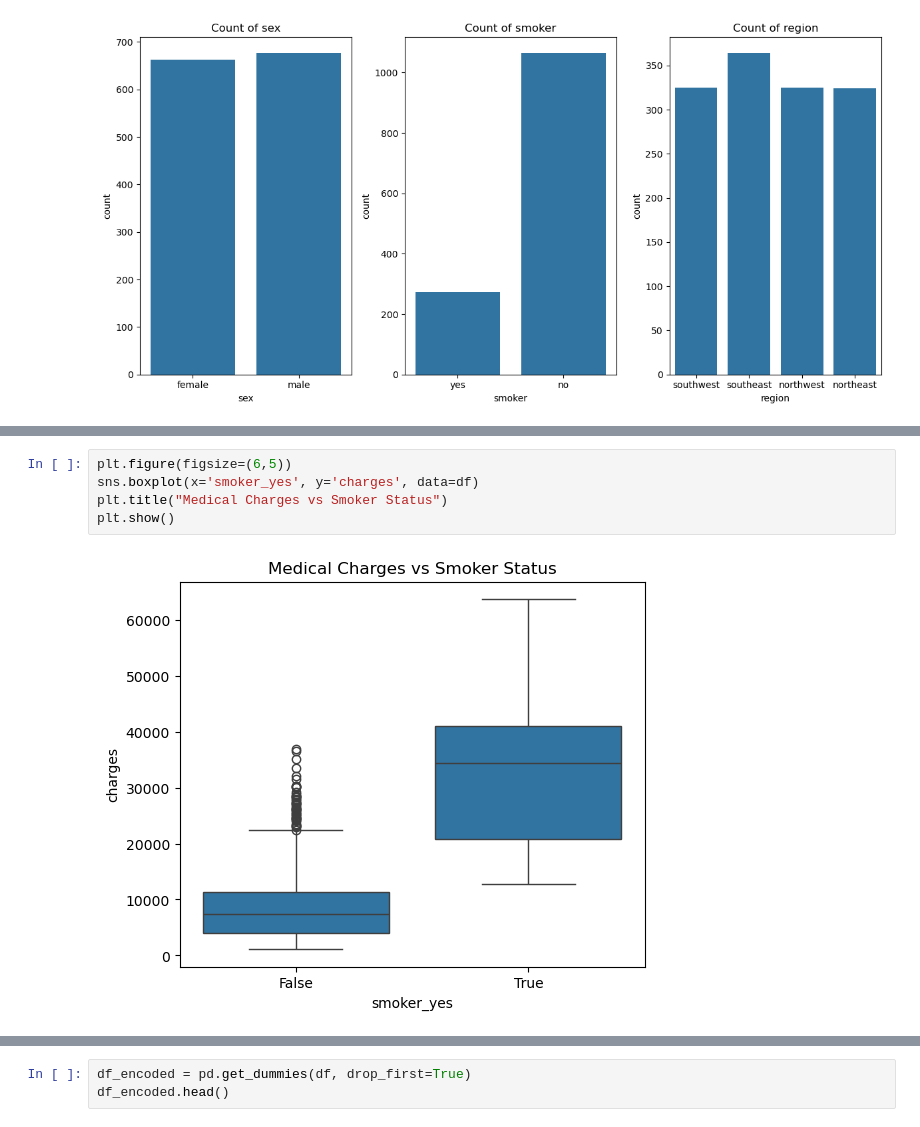
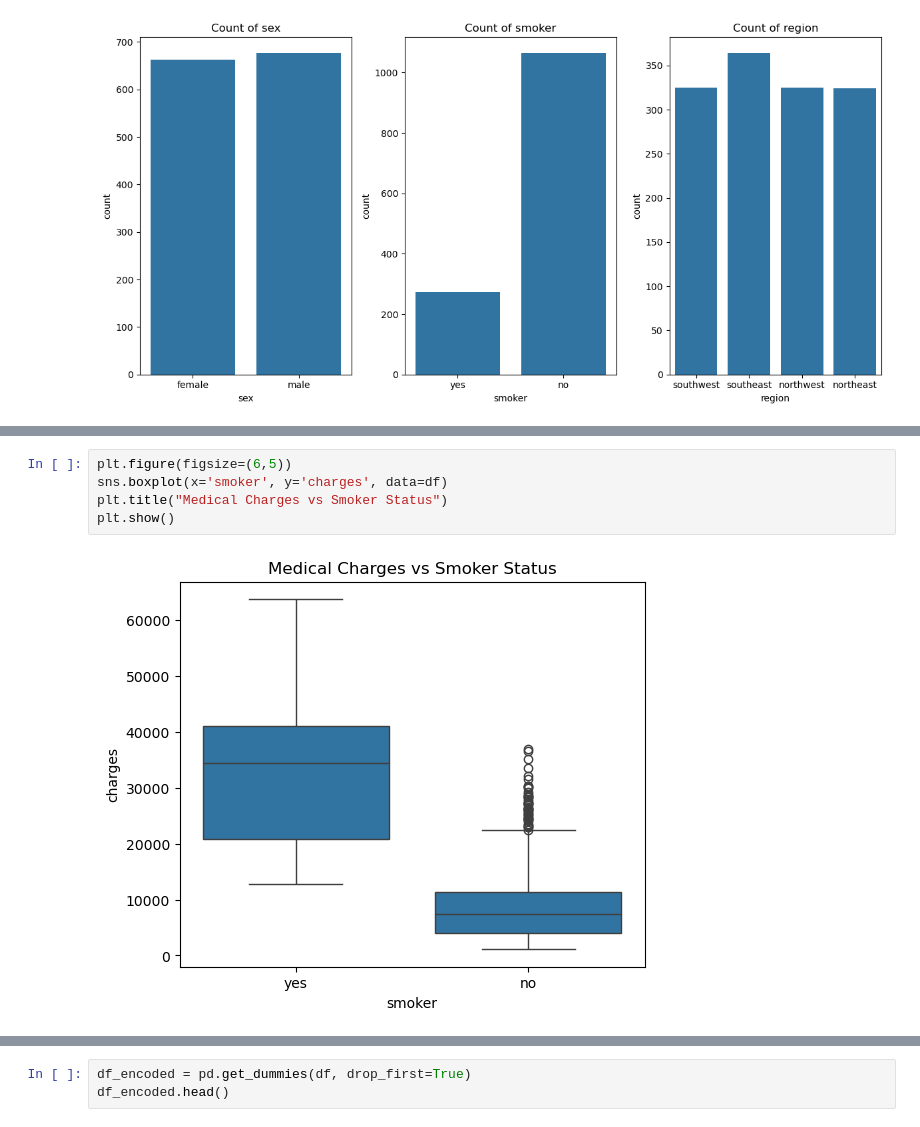
Before and after one commit to Varshitha1711/Data_Analysis, a Jupyter notebook: ETL_Project.ipynb, the cells around one changed output, grey strips where cells are left out. Drawn from its saved outputs; the diff is of its cells as text.

```diff
--- a/ETL_Project.ipynb
+++ b/ETL_Project.ipynb
@@ -142,8 +145,8 @@ plt.show()
 # %%
 plt.figure(figsize=(6,5))
-sns.boxplot(x='smoker_yes', y='charges', data=df)
+sns.boxplot(x='smoker', y='charges', data=df)
 plt.title("Medical Charges vs Smoker Status")
 plt.show()
 # %% [output]
-[figure, old version]
+[figure, new version]
 # %%
```
Also changed, not shown: parts of 5 cells of this notebook.
